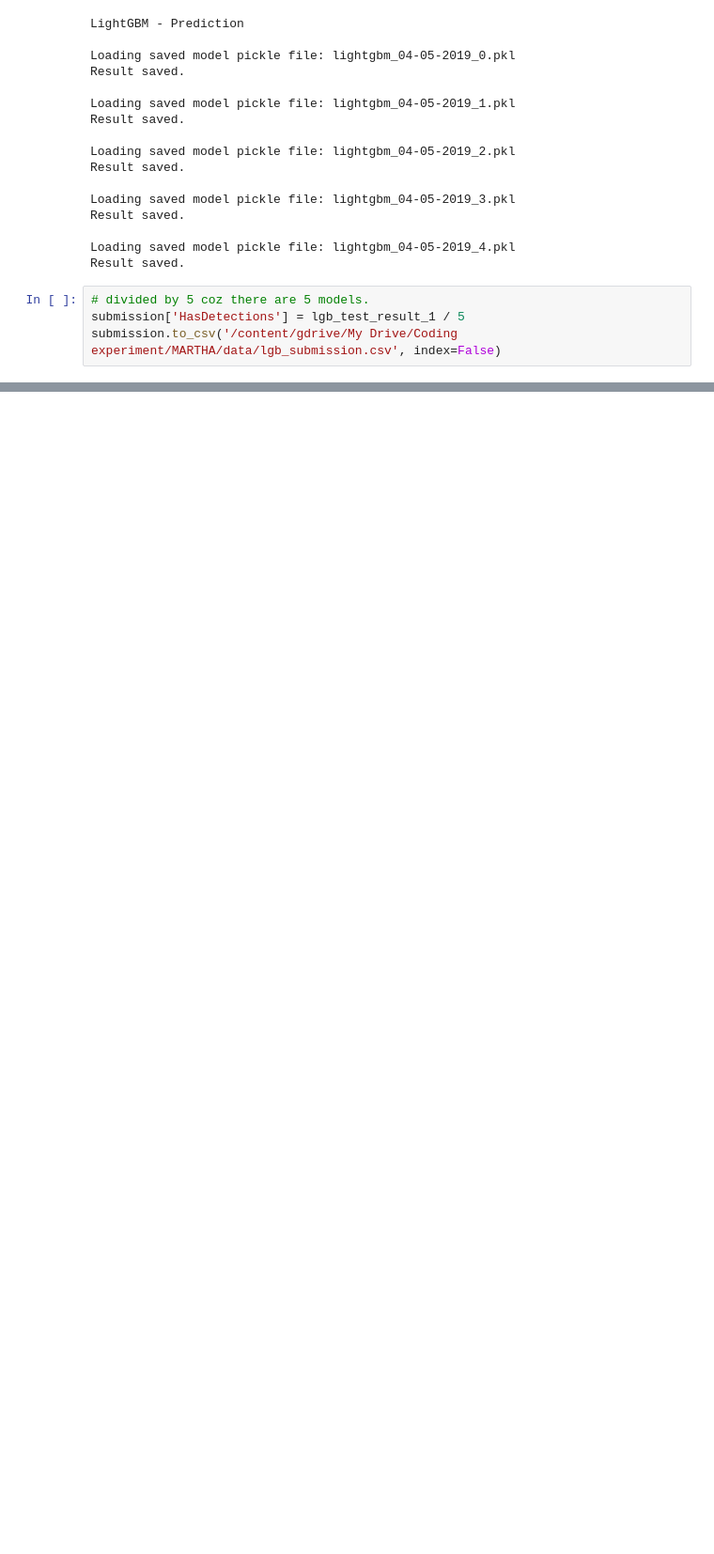
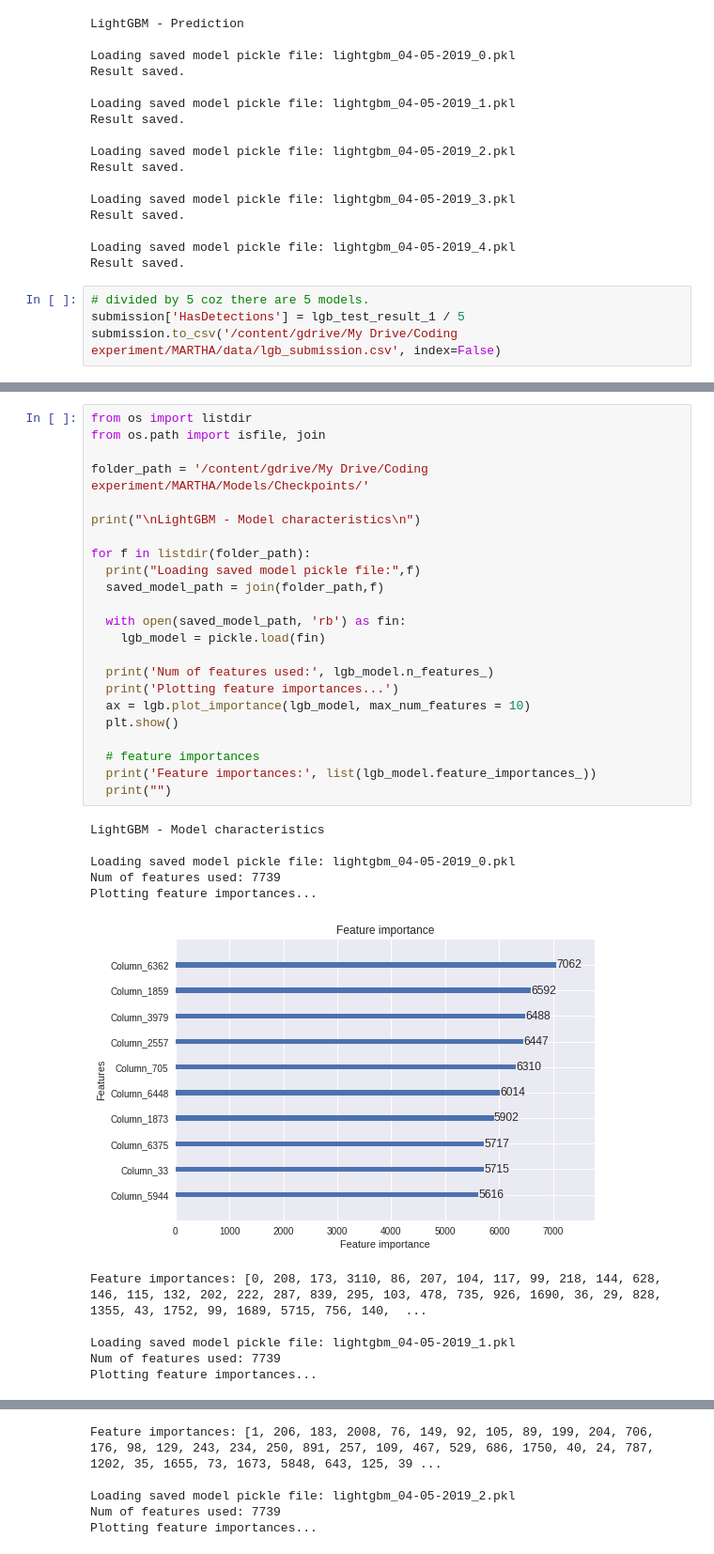
Before and after one commit to jenniferyuaggie/MARTHA, a Jupyter notebook: Models/light-gbm-on-stratified-k-folds-malwares.ipynb, the cells around one changed output, grey strips where cells are left out. Shown: that part at 94% size. Cells and saved outputs as stored; diff of their text form; blank space fills up the shorter version.

Commit message:
Some updates on lightGBM

```diff
--- a/Models/light-gbm-on-stratified-k-folds-malwares.ipynb
+++ b/Models/light-gbm-on-stratified-k-folds-malwares.ipynb
@@ -425,0 +434,35 @@ submission.to_csv('/content/gdrive/My Drive/Coding experiment/MARTHA/data/lgb_su
+# %%
+from os import listdir
+from os.path import isfile, join
+
+folder_path = '/content/gdrive/My Drive/Coding experiment/MARTHA/Models/Checkpoints/'
+
+print("\nLightGBM - Model characteristics\n")
+
+for f in listdir(folder_path):
+  print("Loading saved model pickle file:",f)
+  saved_model_path = join(folder_path,f)
+
+  with open(saved_model_path, 'rb') as fin:
+    lgb_model = pickle.load(fin)
+
+  print('Num of features used:', lgb_model.n_features_)
+  print('Plotting feature importances...')
+  ax = lgb.plot_importance(lgb_model, max_num_features = 10)
+  plt.show()
+
+  # feature importances
+  print('Feature importances:', list(lgb_model.feature_importances_))
+  print("")
+# %% [output]
+LightGBM - Model characteristics
+
+Loading saved model pickle file: lightgbm_04-05-2019_0.pkl
+Num of features used: 7739
+Plotting feature importances...
+[figure, added]
+Feature importances: [0, 208, 173, 3110, 86, 207, 104, 117, 99, 218, 144, 628, 146, 115, 132, 202, 222, 287, 839, 295, 103, 478, 735, 926, 1690, 36, 29, 828, 1355, 43, 1752, 99, 1689, 5715, 756, 140,  ...
+
+Loading saved model pickle file: lightgbm_04-05-2019_1.pkl
+Num of features used: 7739
+Plotting feature importances...
@@ -425,0 +470,5 @@ submission.to_csv('/content/gdrive/My Drive/Coding experiment/MARTHA/data/lgb_su
+Feature importances: [1, 206, 183, 2008, 76, 149, 92, 105, 89, 199, 204, 706, 176, 98, 129, 243, 234, 250, 891, 257, 109, 467, 529, 686, 1750, 40, 24, 787, 1202, 35, 1655, 73, 1673, 5848, 643, 125, 39 ...
+
+Loading saved model pickle file: lightgbm_04-05-2019_2.pkl
+Num of features used: 7739
+Plotting feature importances...
```
Also changed, not shown: parts of 14 cells of this notebook.
